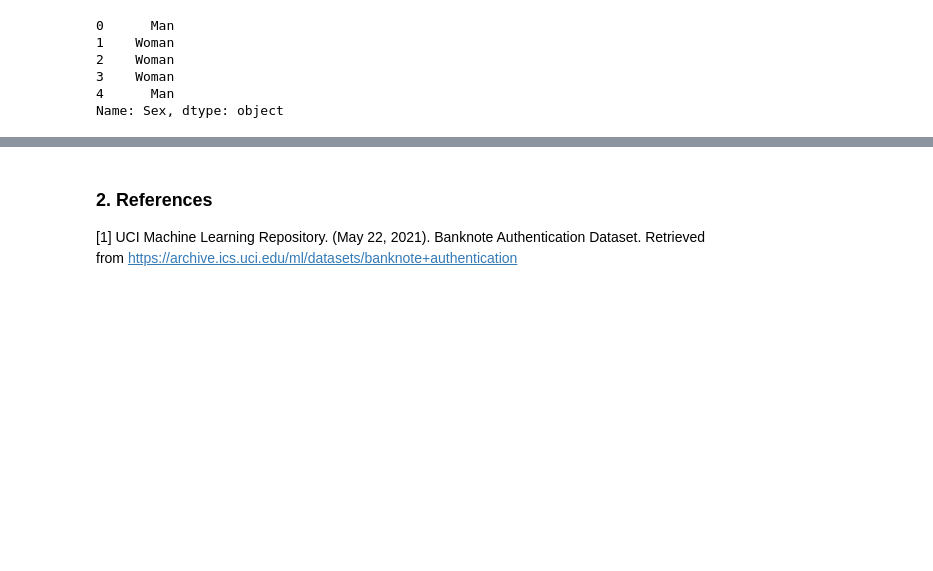
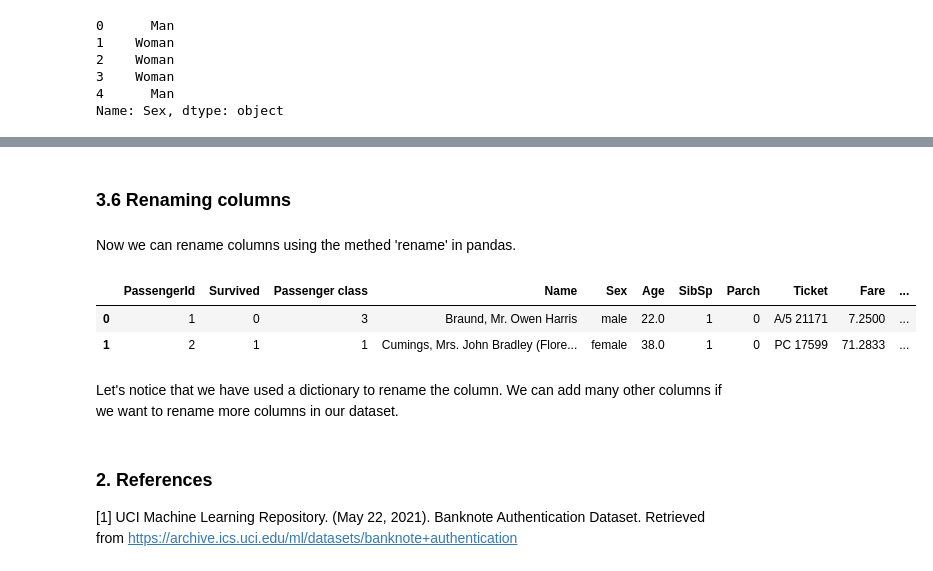
Before and after one commit to alexismenanieves/Pandas_Practice, a Jupyter notebook: Pandas_Practice_Notebook.ipynb, the cells around one changed output, grey strips where cells are left out. Cells and saved outputs as stored; diff of their text form; code cells hidden in the pictures; blank space fills up the shorter version.

```diff
--- a/Pandas_Practice_Notebook.ipynb
+++ b/Pandas_Practice_Notebook.ipynb
@@ -164,3 +182,15 @@ Name: Sex, dtype: object
+# %% [markdown]
+### 3.6 Renaming columns
+# %% [markdown]
+Now we can rename columns using the methed 'rename' in pandas.
+# %%
+df_tc.rename(columns={'Pclass':'Passenger class'}).head(2)
+# %% [output]
+|  | PassengerId | Survived | Passenger class | Name | Sex | Age | SibSp | Parch | Ticket | Fare | ... |
+| 0 | 1 | 0 | 3 | Braund, Mr. Owen Harris | male | 22.0 | 1 | 0 | A/5 21171 | 7.2500 | ... |
+| 1 | 2 | 1 | 1 | Cumings, Mrs. John Bradley (Flore... | female | 38.0 | 1 | 0 | PC 17599 | 71.2833 | ... |
+# %% [markdown]
+Let's notice that we have used a dictionary to rename the column. We can add many other columns if we want to rename more columns in our dataset.
 # %% [markdown]
 ### 2. References
 
```
Also changed, not shown: parts of 3 cells of this notebook.
